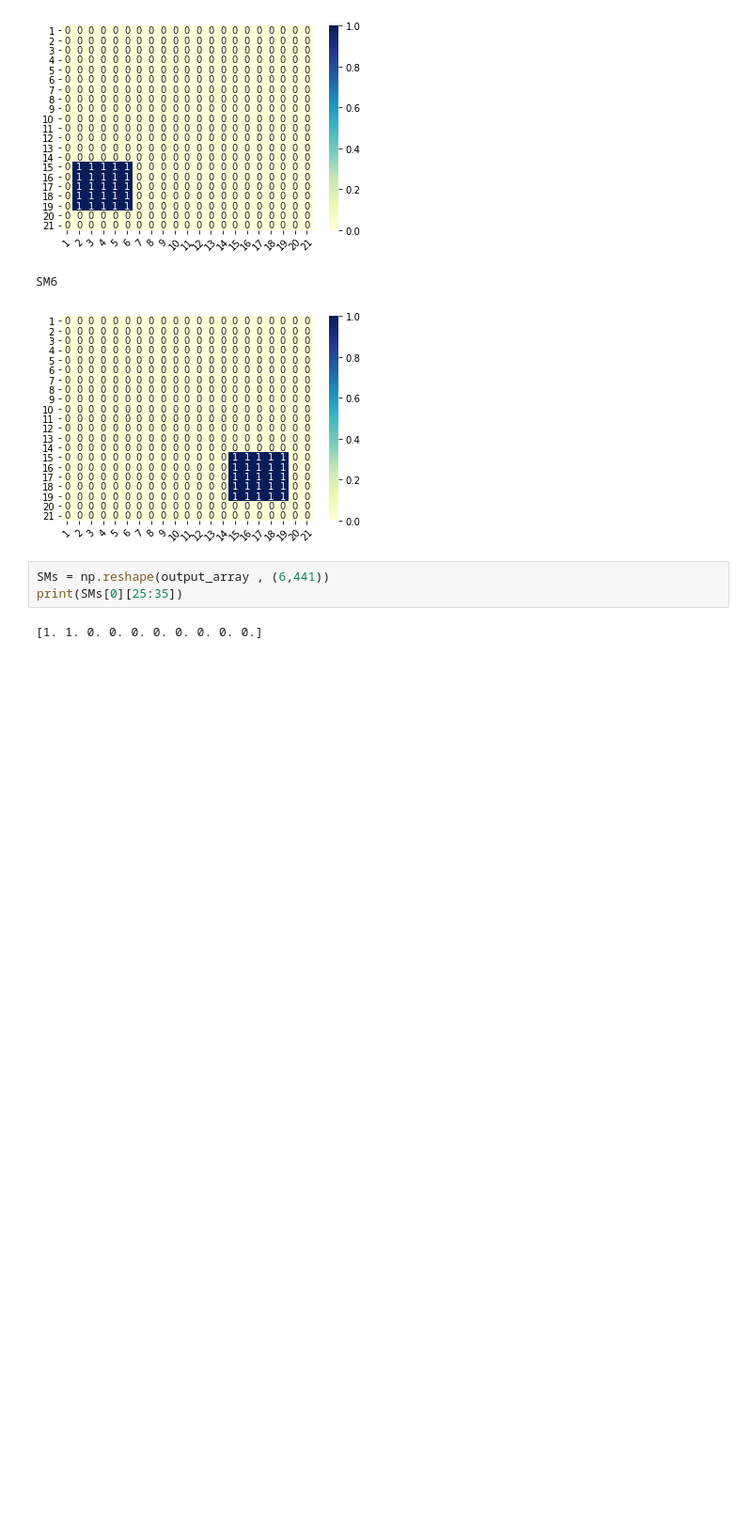
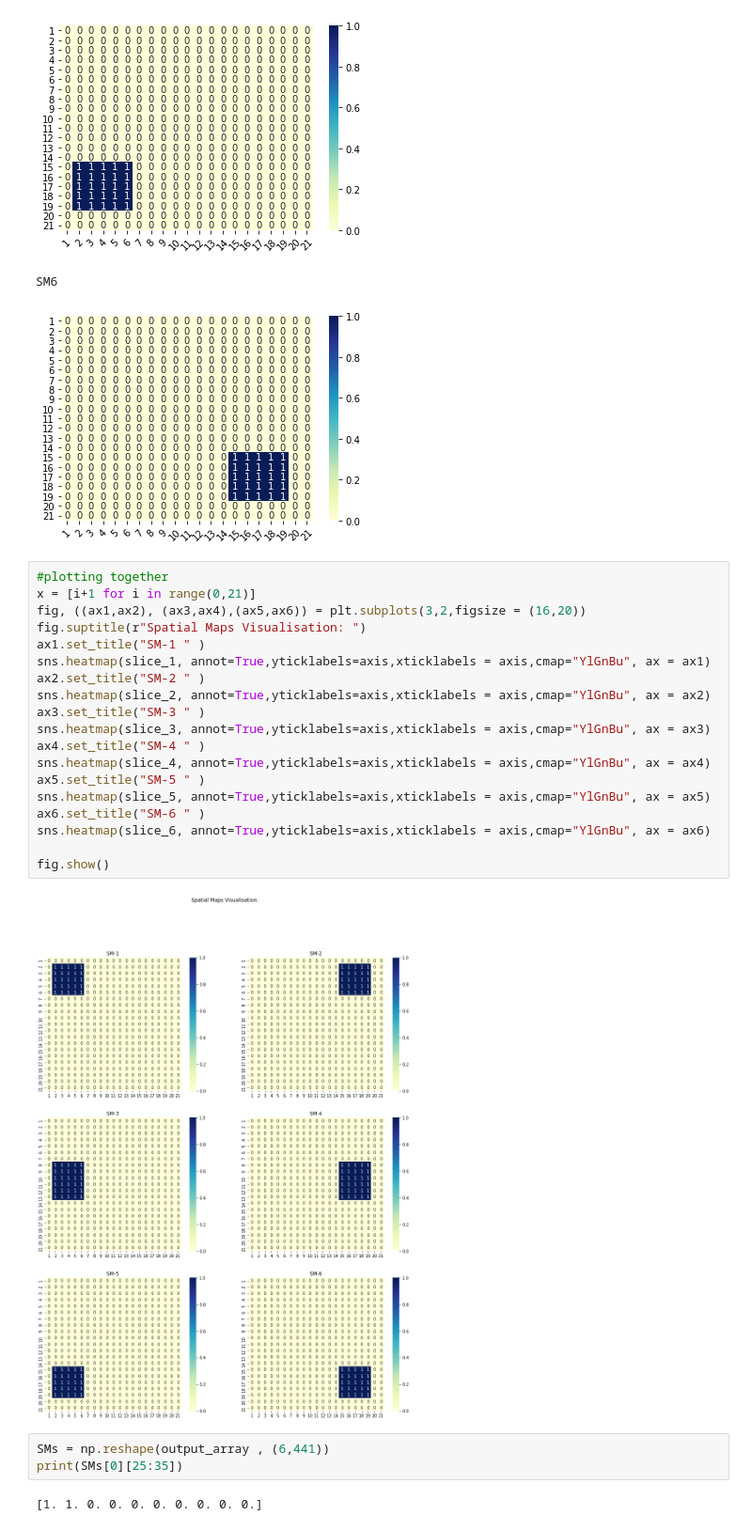
Before and after one commit to junzhin/Mast30034-Assignment1, a Jupyter notebook: assigment1_ver2.0.ipynb, the cells around one changed output. Shown at 94% size. Drawn from its saved outputs; the diff is of its cells as text; blank space fills up the shorter version.

```diff
--- a/assigment1_ver2.0.ipynb
+++ b/assigment1_ver2.0.ipynb
@@ -259,6 +259,27 @@ SM5
 [figure]
 SM6
 [figure]
+# %%
+#plotting together
+x = [i+1 for i in range(0,21)]
+fig, ((ax1,ax2), (ax3,ax4),(ax5,ax6)) = plt.subplots(3,2,figsize = (16,20))
+fig.suptitle(r"Spatial Maps Visualisation: ")
+ax1.set_title("SM-1 " )
+sns.heatmap(slice_1, annot=True,yticklabels=axis,xticklabels = axis,cmap="YlGnBu", ax = ax1)
+ax2.set_title("SM-2 " )
+sns.heatmap(slice_2, annot=True,yticklabels=axis,xticklabels = axis,cmap="YlGnBu", ax = ax2)
+ax3.set_title("SM-3 " )
+sns.heatmap(slice_3, annot=True,yticklabels=axis,xticklabels = axis,cmap="YlGnBu", ax = ax3)
+ax4.set_title("SM-4 " )
+sns.heatmap(slice_4, annot=True,yticklabels=axis,xticklabels = axis,cmap="YlGnBu", ax = ax4)
+ax5.set_title("SM-5 " )
+sns.heatmap(slice_5, annot=True,yticklabels=axis,xticklabels = axis,cmap="YlGnBu", ax = ax5)
+ax6.set_title("SM-6 " )
+sns.heatmap(slice_6, annot=True,yticklabels=axis,xticklabels = axis,cmap="YlGnBu", ax = ax6)
+
+fig.show()
+# %% [output]
+[figure, added]
 # %%
 SMs = np.reshape(output_array , (6,441))
 print(SMs[0][25:35])
```
Also changed, not shown: parts of 2 cells of this notebook.
